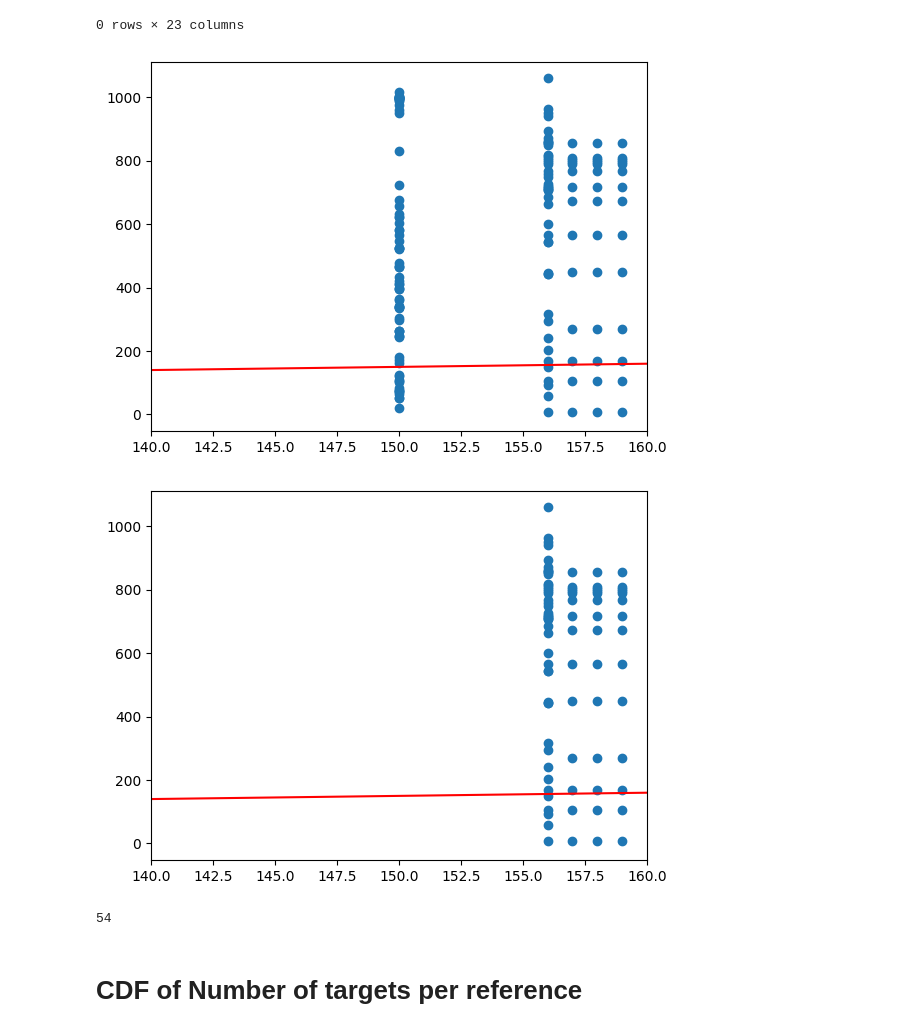
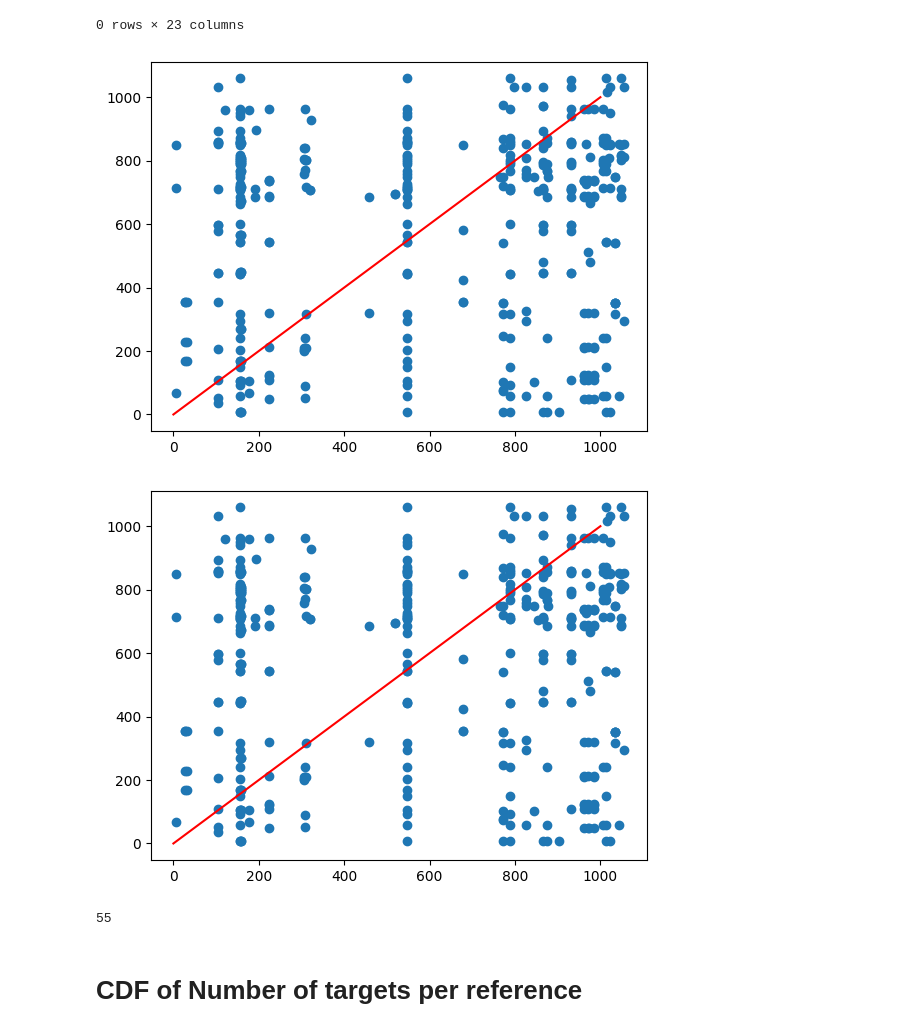
Before and after one commit to ModelEngineering/pySubnetSB, a Jupyter notebook: notebooks/analyze_biomodels_subnets.ipynb, the cells around one changed output. Saved outputs shown, nothing was run; the diff lists cells and outputs as text; code cells hidden in the pictures.

```diff
--- a/notebooks/analyze_biomodels_subnets.ipynb
+++ b/notebooks/analyze_biomodels_subnets.ipynb
@@ -291,7 +421,8 @@ plotModelPOC(is_strong=False)
 # POC of Induced Networks
 # %%
 # Scatter plot of subnets
-def plotInducedByModelNumber(subnet_df:pd.DataFrame=STRONG_DF, significance:float=0.001, is_plot:bool=True)->List[str]:
+def plotInducedByModelNumber(subnet_df:pd.DataFrame=STRONG_DF, significance:float=0.001, is_plot:bool=True,
+      xlim:Optional[List]=None)->List[str]:
     """
     Scatter plot of reference vs. target by increasing model number filtered by the POC significance of the reference.
     """
@@ -302,7 +433,8 @@ def plotInducedByModelNumber(subnet_df:pd.DataFrame=STRONG_DF, significance:floa
     if is_plot:
         plt.scatter(xvals, yvals)
         plt.plot([0,1000], [0, 1000], c='red')
-        plt.xlim([140, 160])
+        if xlim is not None:
+            plt.xlim(xlim)
     reference_names = sorted(reference_names, key=lambda x: extractBiomodelNum(x))
     return reference_names
 
@@ -318,16 +450,17 @@ STRONG_DF [STRONG_DF['reference_name'] == 'something']
 |  | index | level_0 | reference_name | target_name | reference_network | induced_network | name_dct | ... |
 0 rows × 23 columns
 # %%
-_ = plotInducedByModelNumber(subnet_df=STRONG_DF, significance=1)
+_ = plotInducedByModelNumber(subnet_df=STRONG_DF, significance=1e-4)
 plt.figure()
-SIGNIFICANT_REFERENCE_NAMES = plotInducedByModelNumber(subnet_df=STRONG_DF, significance=0.0001)
+SIGNIFICANT_REFERENCE_NAMES = plotInducedByModelNumber(subnet_df=STRONG_DF, significance=1e-4,
+            xlim=None)
 # %% [output]
-[figure, old version]
+[figure, new version]
-[figure, old version]
+[figure, new version]
 # %%
 len(SIGNIFICANT_REFERENCE_NAMES)
 # %% [output]
-54
+55
 # %% [markdown]
 # CDF of Number of targets per reference
 # %% [markdown]
```
Also changed, not shown: parts of 20 cells of this notebook, 2 other files.
